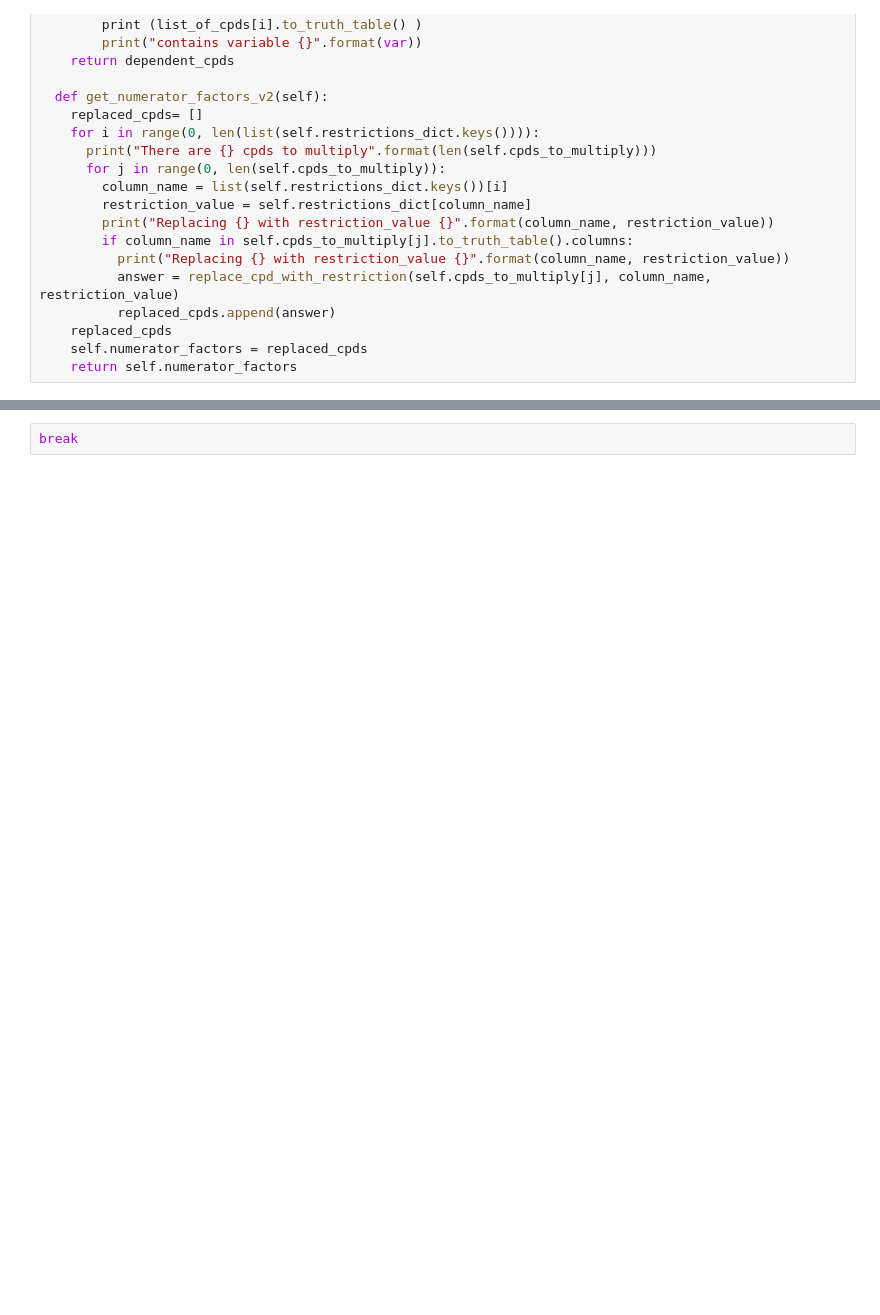
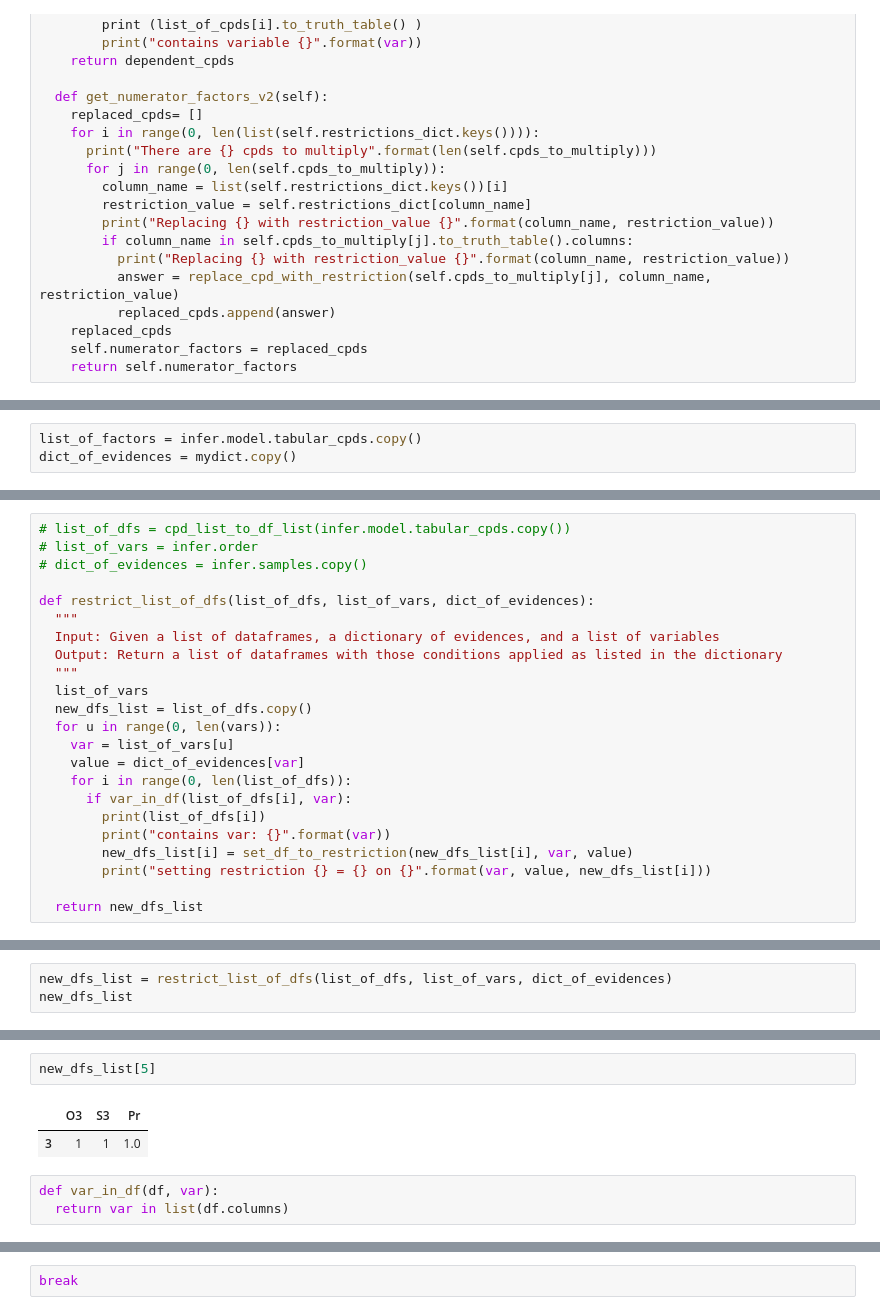
Before and after one commit to armandordorica/MIE1516_A2_Gibbs_sampling, a Jupyter notebook: A2_Gibbs_sampling.ipynb, the cells around one changed output, grey strips where cells are left out. Drawn from its saved outputs; the diff is of its cells as text; blank space fills up the shorter version.

```diff
--- a/A2_Gibbs_sampling.ipynb
+++ b/A2_Gibbs_sampling.ipynb
@@ -1210,0 +1295,3 @@ Initial state is    S1  O1  S2  S3  O3
+# %%
+list_of_factors = infer.model.tabular_cpds.copy()
+dict_of_evidences = mydict.copy()
@@ -1210,0 +1321,23 @@ Initial state is    S1  O1  S2  S3  O3
+# %%
+# list_of_dfs = cpd_list_to_df_list(infer.model.tabular_cpds.copy())
+# list_of_vars = infer.order
+# dict_of_evidences = infer.samples.copy()
+
+def restrict_list_of_dfs(list_of_dfs, list_of_vars, dict_of_evidences):
+  """
+  Input: Given a list of dataframes, a dictionary of evidences, and a list of variables
+  Output: Return a list of dataframes with those conditions applied as listed in the dictionary
+  """
+  list_of_vars
+  new_dfs_list = list_of_dfs.copy()
+  for u in range(0, len(vars)):
+    var = list_of_vars[u]
+    value = dict_of_evidences[var]
+    for i in range(0, len(list_of_dfs)):
+      if var_in_df(list_of_dfs[i], var):
+        print(list_of_dfs[i])
+        print("contains var: {}".format(var))
+        new_dfs_list[i] = set_df_to_restriction(new_dfs_list[i], var, value)
+        print("setting restriction {} = {} on {}".format(var, value, new_dfs_list[i]))
+
+  return new_dfs_list
@@ -1210,0 +1356,3 @@ Initial state is    S1  O1  S2  S3  O3
+# %%
+new_dfs_list = restrict_list_of_dfs(list_of_dfs, list_of_vars, dict_of_evidences)
+new_dfs_list
@@ -1210,0 +1384,8 @@ Initial state is    S1  O1  S2  S3  O3
+# %%
+new_dfs_list[5]
+# %% [output]
+|  | O3 | S3 | Pr |
+| 3 | 1 | 1 | 1.0 |
+# %%
+def var_in_df(df, var):
+  return var in list(df.columns)
```
Also changed, not shown: parts of 34 cells of this notebook.
